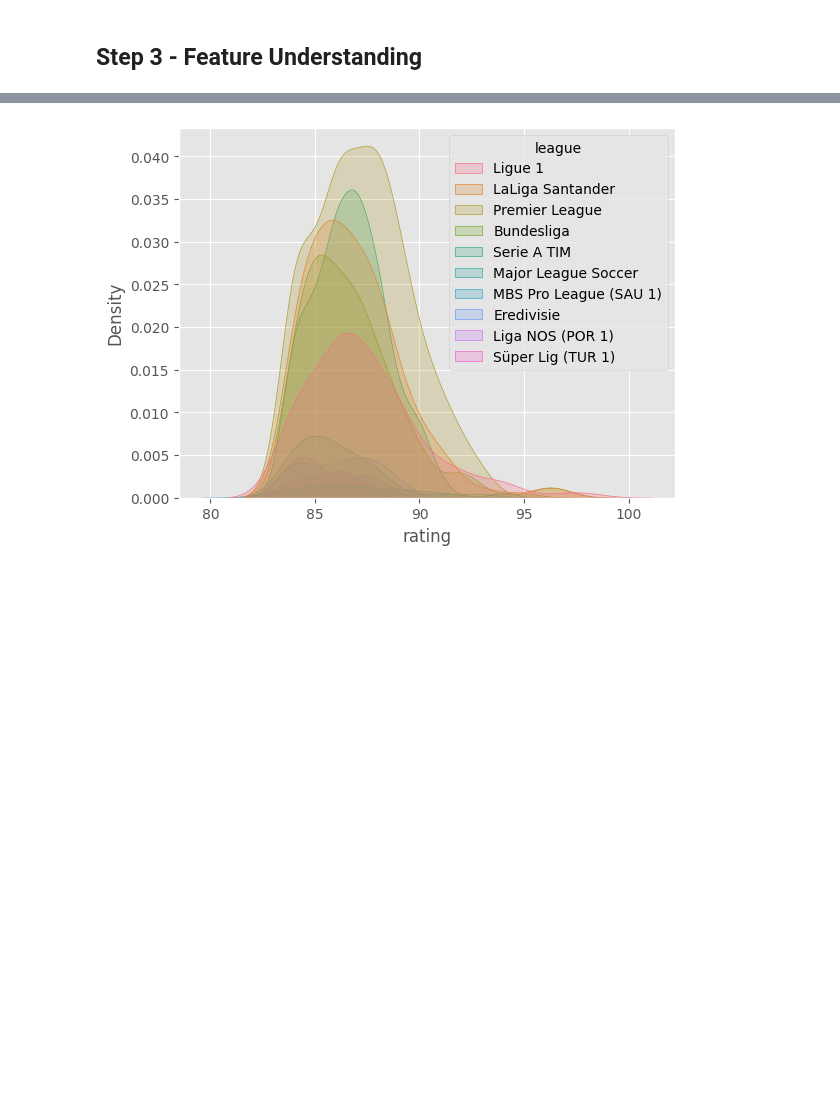
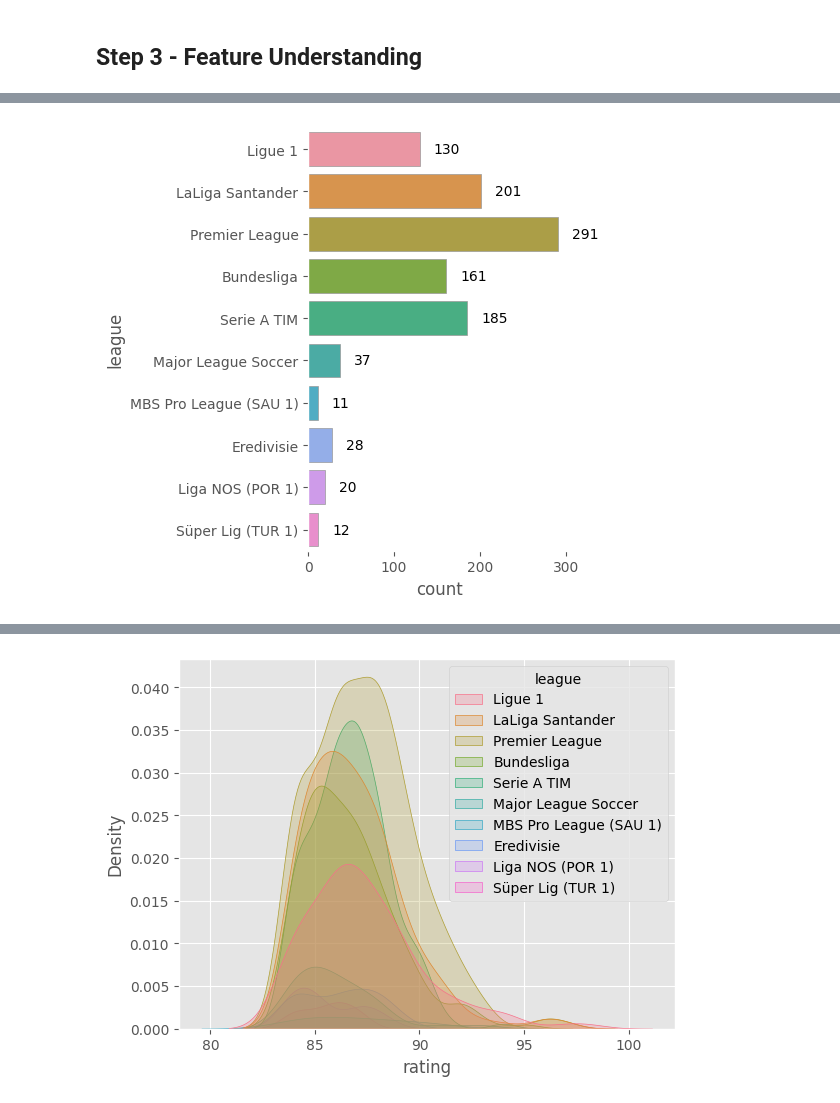
Before and after one commit to felipemayer/data_portfolio, a Jupyter notebook: players_fifa23_analysis/players_analysis.ipynb, the cells around one changed output, grey strips where cells are left out. Cells and saved outputs as stored; diff of their text form; code cells hidden in the pictures; blank space fills up the shorter version.

```diff
--- a/players_fifa23_analysis/players_analysis.ipynb
+++ b/players_fifa23_analysis/players_analysis.ipynb
@@ -282,0 +380,16 @@ Name: league, dtype: int64
+# %%
+g = sns.catplot(
+    data=df_top_league_players, y="league", kind="count", edgecolor=".6",
+)
+
+ax = g.facet_axis(0, 0)
+
+plt.grid(False)
+
+ax.set(facecolor = "white")
+
+for c in ax.containers:
+    labels = [(round(v.get_width())) for v in c]
+    ax.bar_label(c, labels=labels, label_type='edge', padding=10, color='black')
+# %% [output]
+[figure, added]
```
Also changed, not shown: parts of 48 cells of this notebook.
